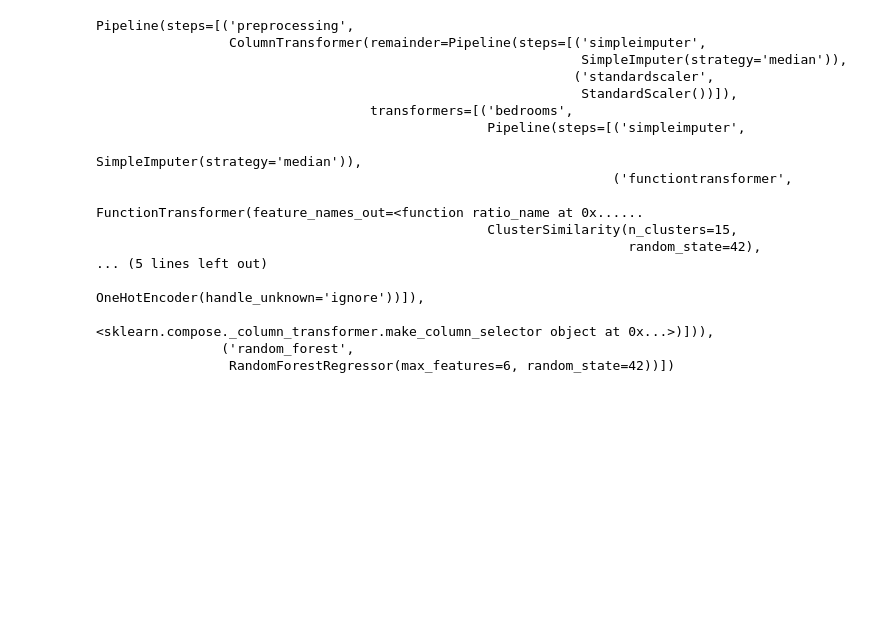
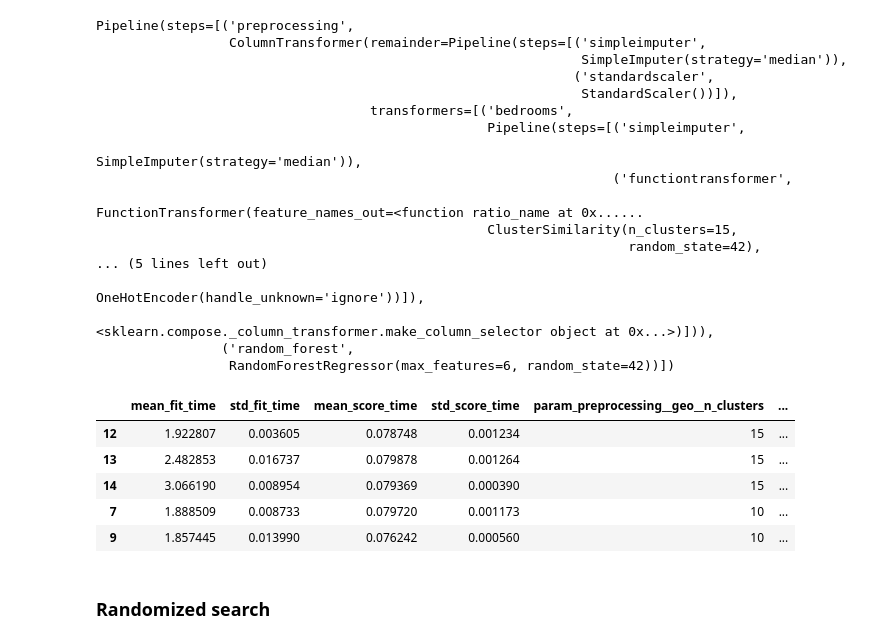
Before and after one commit to hubertwojcik/housing-price-prediction, a Jupyter notebook: notebooks/housing.ipynb, the cells around one changed output. Drawn from its saved outputs; the diff is of its cells as text; code cells hidden in the pictures; blank space fills up the shorter version.

Commit message:
randomized search

```diff
--- a/notebooks/housing.ipynb
+++ b/notebooks/housing.ipynb
@@ -691,3 +691,16 @@ Pipeline(steps=[('preprocessing',
                                                   <sklearn.compose._column_transformer.make_column_selector object at 0x...>)])),
                 ('random_forest',
                  RandomForestRegressor(max_features=6, random_state=42))])
+# %%
+cv_res = pd.DataFrame(grid_search.cv_results_)
+cv_res.sort_values(by="mean_test_score", ascending=False, inplace=True)
+cv_res.head()
+# %% [output]
+|  | mean_fit_time | std_fit_time | mean_score_time | std_score_time | param_preprocessing__geo__n_clusters | ... |
+| 12 | 1.922807 | 0.003605 | 0.078748 | 0.001234 | 15 | ... |
+| 13 | 2.482853 | 0.016737 | 0.079878 | 0.001264 | 15 | ... |
+| 14 | 3.066190 | 0.008954 | 0.079369 | 0.000390 | 15 | ... |
+| 7 | 1.888509 | 0.008733 | 0.079720 | 0.001173 | 10 | ... |
+| 9 | 1.857445 | 0.013990 | 0.076242 | 0.000560 | 10 | ... |
+# %% [markdown]
+### Randomized search
```
Also changed, not shown: parts of 2 cells of this notebook, 1 other file.
